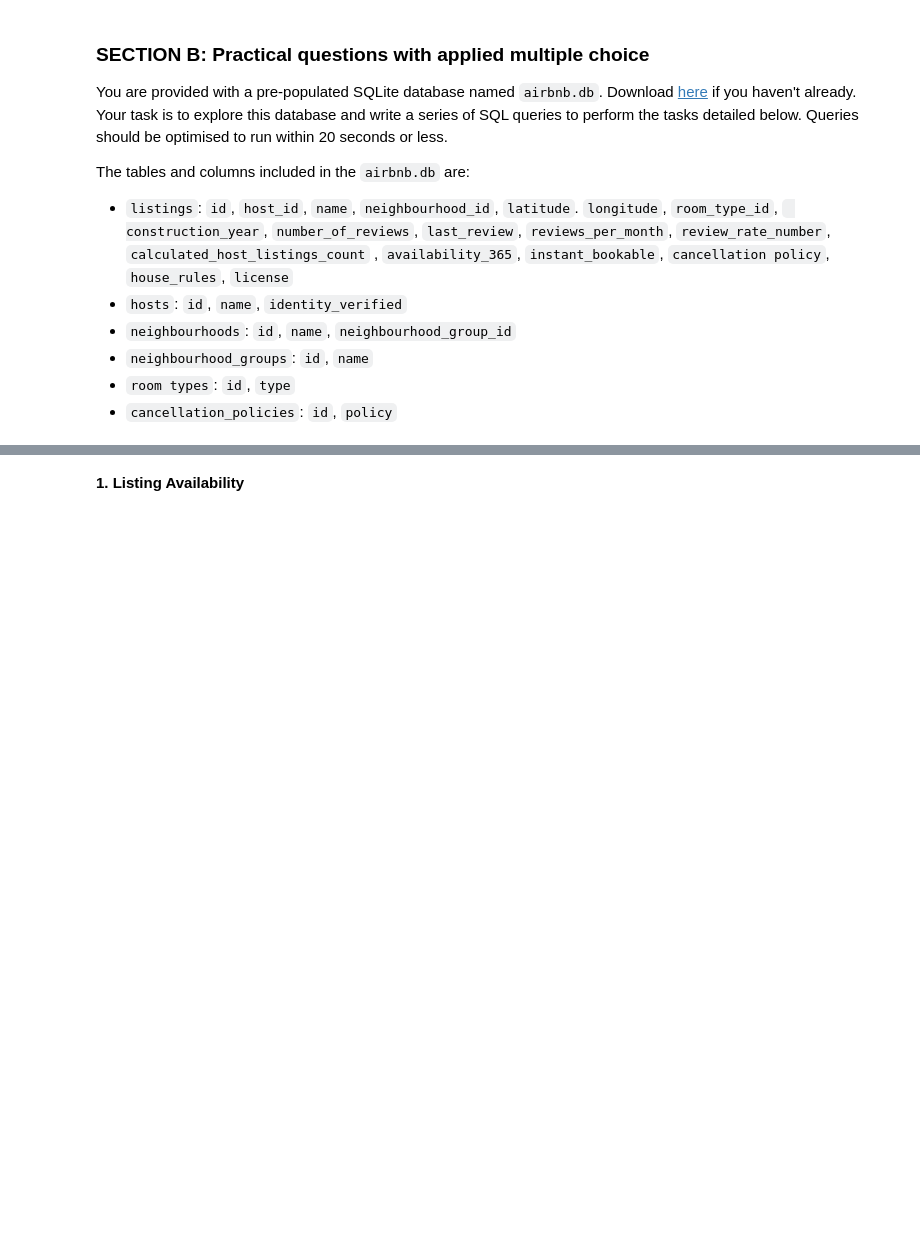
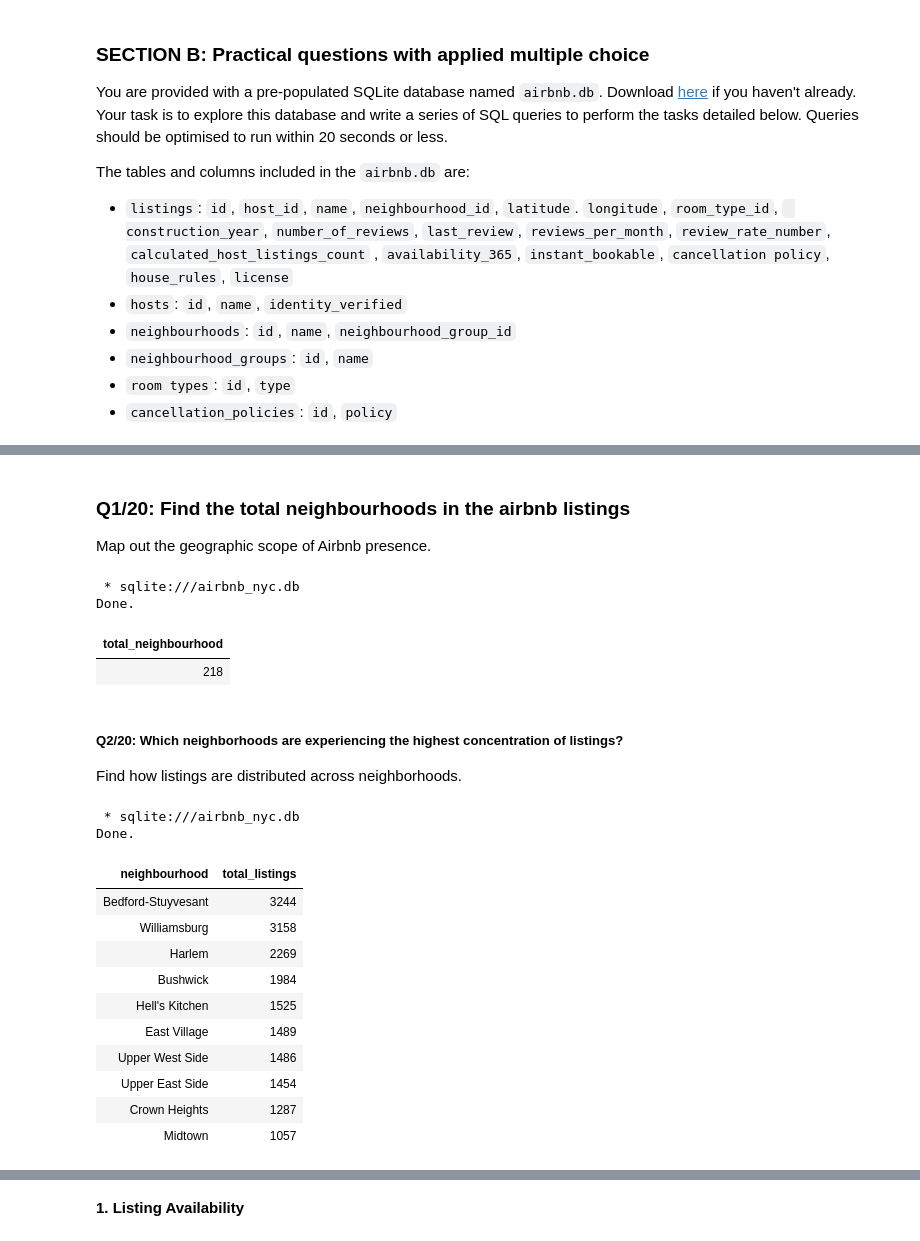
Before and after one commit to HopeMohola/Predict, a Jupyter notebook: Predict Model Solution.ipynb, the cells around one changed output, grey strips where cells are left out. Saved outputs shown, nothing was run; the diff lists cells and outputs as text; code cells hidden in the pictures; blank space fills up the shorter version.

```diff
--- a/Predict Model Solution.ipynb
+++ b/Predict Model Solution.ipynb
@@ -177,3 +152,45 @@ Requirement already satisfied: pure-eval in c:\programdata\anaconda3\lib\site-pa
 %load_ext sql
 # %%
 %sql sqlite:///airbnb_nyc.db
+# %% [markdown]
+### Q1/20: Find the total neighbourhoods in the airbnb listings
+
+Map out the geographic scope of Airbnb presence.
+# %%
+%%sql
+
+SELECT COUNT(DISTINCT id) AS total_neighbourhood
+FROM neighbourhoods;
+# %% [output]
+ * sqlite:///airbnb_nyc.db
+Done.
+| total_neighbourhood |
+| 218 |
+# %% [markdown]
+##### Q2/20: Which neighborhoods are experiencing the highest concentration of listings?
+
+Find how listings are distributed across neighborhoods.
+# %%
+%%sql
+SELECT
+    n.name AS neighbourhood,
+    COUNT(*) AS total_listings
+FROM listings l
+JOIN neighbourhoods n ON l.neighbourhood_id = n.id
+GROUP BY n.name
+ORDER BY total_listings DESC
+LIMIT 10;
+# %% [output]
+ * sqlite:///airbnb_nyc.db
+Done.
+| neighbourhood | total_listings |
+| Bedford-Stuyvesant | 3244 |
+| Williamsburg | 3158 |
+| Harlem | 2269 |
+| Bushwick | 1984 |
+| Hell's Kitchen | 1525 |
+| East Village | 1489 |
+| Upper West Side | 1486 |
+| Upper East Side | 1454 |
+| Crown Heights | 1287 |
+| Midtown | 1057 |
```
Also changed, not shown: parts of 4 cells of this notebook.
